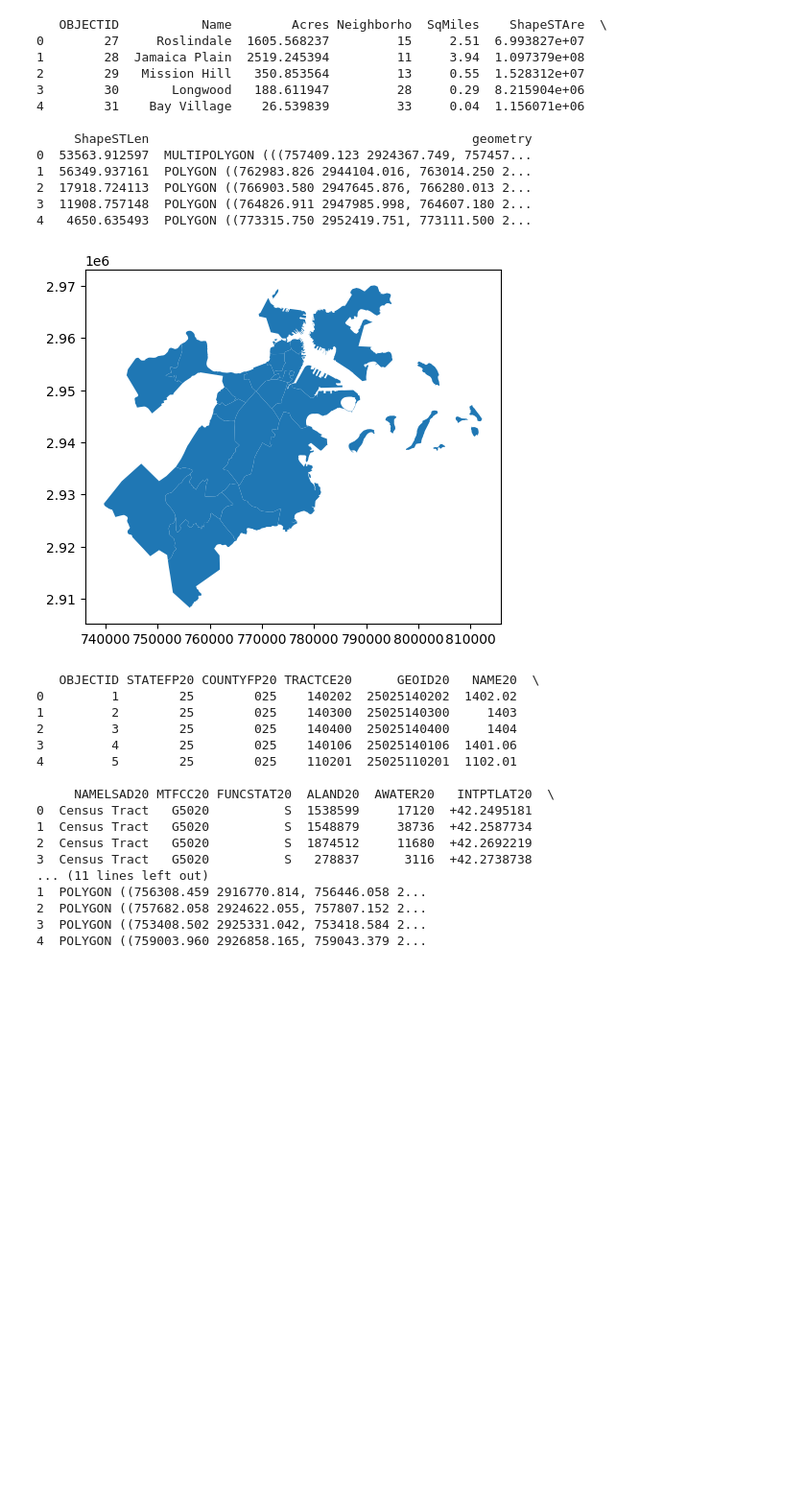
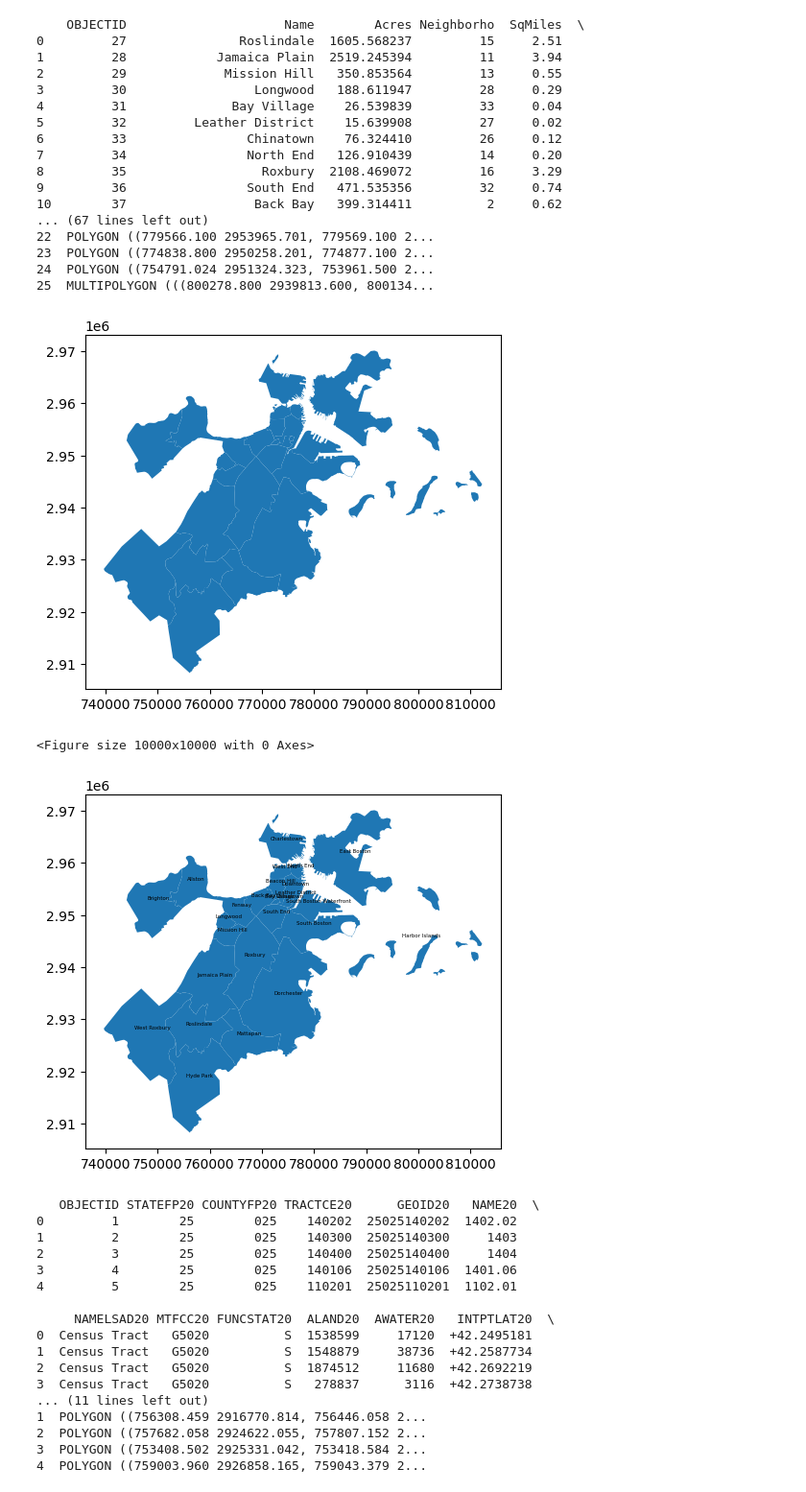
Before and after one commit to BU-Spark/ds-councilor-louijeune-fair-housing, a Jupyter notebook: spring23-team-1/scripts/neighborhood.ipynb, the cells around one changed output. Shown at 96% size. Saved outputs shown, nothing was run; the diff lists cells and outputs as text; code cells hidden in the pictures; blank space fills up the shorter version.

```diff
--- a/spring23-team-1/scripts/neighborhood.ipynb
+++ b/spring23-team-1/scripts/neighborhood.ipynb
@@ -8,24 +8,52 @@ shapefile_path1 = "../data/Boston_Neighborhoods/Boston_Neighborhoods.shp"
 tracts1 = gpd.read_file(shapefile_path1)
 
 # print(tracts.crs)  # 查看数据对应的投影信息
-print(tracts1.head())  # 查看前5行数据
+print(tracts1)  # 查看前5行数据
 tracts1.plot()
 plt.show()#简单展示
 # %% [output]
-   OBJECTID           Name        Acres Neighborho  SqMiles    ShapeSTAre  \
-0        27     Roslindale  1605.568237         15     2.51  6.993827e+07
-1        28  Jamaica Plain  2519.245394         11     3.94  1.097379e+08
-2        29   Mission Hill   350.853564         13     0.55  1.528312e+07
-3        30       Longwood   188.611947         28     0.29  8.215904e+06
-4        31    Bay Village    26.539839         33     0.04  1.156071e+06
-
-     ShapeSTLen                                           geometry
-0  53563.912597  MULTIPOLYGON (((757409.123 2924367.749, 757457...
-1  56349.937161  POLYGON ((762983.826 2944104.016, 763014.250 2...
-2  17918.724113  POLYGON ((766903.580 2947645.876, 766280.013 2...
-3  11908.757148  POLYGON ((764826.911 2947985.998, 764607.180 2...
-4   4650.635493  POLYGON ((773315.750 2952419.751, 773111.500 2...
+    OBJECTID                     Name        Acres Neighborho  SqMiles  \
+0         27               Roslindale  1605.568237         15     2.51
+1         28            Jamaica Plain  2519.245394         11     3.94
+2         29             Mission Hill   350.853564         13     0.55
+3         30                 Longwood   188.611947         28     0.29
+4         31              Bay Village    26.539839         33     0.04
+5         32         Leather District    15.639908         27     0.02
+6         33                Chinatown    76.324410         26     0.12
+7         34                North End   126.910439         14     0.20
+8         35                  Roxbury  2108.469072         16     3.29
+9         36                South End   471.535356         32     0.74
+10        37                 Back Bay   399.314411          2     0.62
+... (67 lines left out)
+22  POLYGON ((779566.100 2953965.701, 779569.100 2...
+23  POLYGON ((774838.800 2950258.201, 774877.100 2...
+24  POLYGON ((754791.024 2951324.323, 753961.500 2...
+25  MULTIPOLYGON (((800278.800 2939813.600, 800134...
 [figure]
+# %%
+import geopandas as gpd
+import pandas as pd
+import matplotlib.pyplot as plt
+
+# 加载 shapefile
+shapefile_path1 = "../data/Boston_Neighborhoods/Boston_Neighborhoods.shp"
+tracts1 = gpd.read_file(shapefile_path1)
+
+# 设置大尺寸图像
+plt.figure(figsize=(100, 100))
+
+# 绘制地图
+tracts1.plot()
+
+# 添加地区名称标签
+for x, y, label in zip(tracts1.geometry.centroid.x, tracts1.geometry.centroid.y, tracts1['Name']):
+    plt.annotate(label, xy=(x, y), xytext=(3, 3), textcoords="offset points", ha='center', fontsize=4)
+
+# 显示地图
+plt.show()
+# %% [output]
+<Figure size 10000x10000 with 0 Axes>
+[figure, added]
 # %%
 import geopandas as gpd
 import pandas as pd
```
Also changed, not shown: parts of 10 cells of this notebook, 2 other files.
